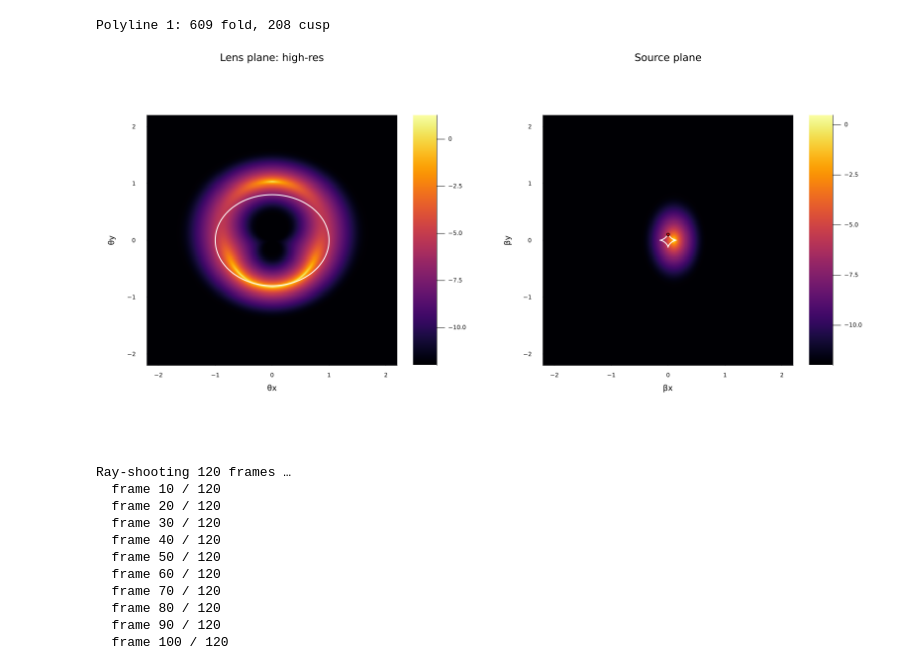
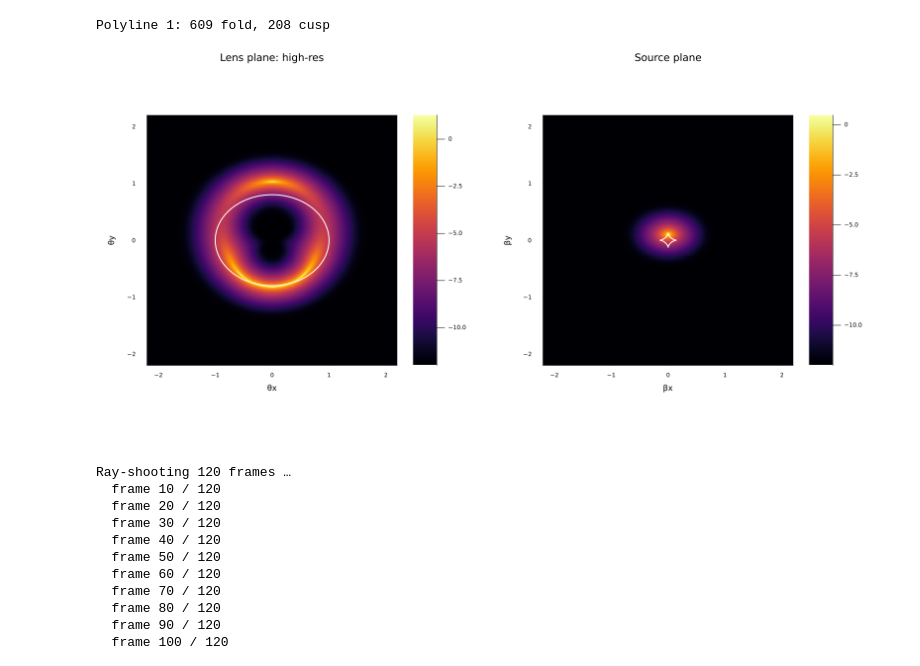
Before and after one commit to chrisharhaw/Optical_Drift_Effects, a Jupyter notebook: scripts/mapping_test.ipynb, the cells around one changed output. Drawn from its saved outputs; the diff is of its cells as text; code cells hidden in the pictures.

```diff
--- a/scripts/mapping_test.ipynb
+++ b/scripts/mapping_test.ipynb
@@ -174,37 +174,37 @@ Iplot = log10.(I_pix .+ 1e-12)
 p_lens_hi = heatmap(xs_hi, ys_hi, log10.(I_hi .+ 1e-12)';  # log for display
     aspect_ratio=:equal,
     xlims=(xmin, xmax), ylims=(ymin, ymax),
     xlabel="θx", ylabel="θy",
     title="Lens plane: high-res",
     colorbar=true, legend=false
 )
 
 for poly in critical_polylines
     plot!(p_lens_hi, first.(poly), last.(poly); lw=2, linecolor=:white)
 end
 
 # Unlensed source intensity evaluated directly on the source-plane pixel grid
-I_src = [intensity(src, SVector(βx, βy)) for βy in ys_hi, βx in xs_hi]
+I_src = [intensity(src, SVector(βx, βy)) for βy in xs_hi, βx in ys_hi]
 I_src_plot = log10.(I_src .+ 1e-12)
 
-p_src = heatmap(xs_hi, ys_hi, I_src_plot';
+p_src = heatmap(xs_hi, ys_hi, I_src_plot;
     aspect_ratio=:equal,
     xlims=(xmin, xmax), ylims=(ymin, ymax),
     xlabel="βx", ylabel="βy",
     title="Source plane",
     colorbar=true, legend=false
 )
 
 for poly in caustic_polylines
     plot!(p_src, first.(poly), last.(poly); lw=2, linecolor=:white)
 end
 
-scatter!(p_src, [β0[1]], [β0[2]]; color=:red, ms=3, label="Source centre")
+# scatter!(p_src, [β0[1]], [β0[2]]; color=:red, ms=3, label="Source centre")
 
 whole_plot = plot(p_lens_hi, p_src; layout=(1,2), plot_title="", size=(1600, 800), left_margin=12Plots.mm, right_margin=6Plots.mm,
     top_margin=6Plots.mm,   bottom_margin=12Plots.mm)
 # %% [output]
-[figure, old version]
+[figure, new version]
 # %%
 
 # ============================================================
```
Also changed, not shown: 1 other file.
